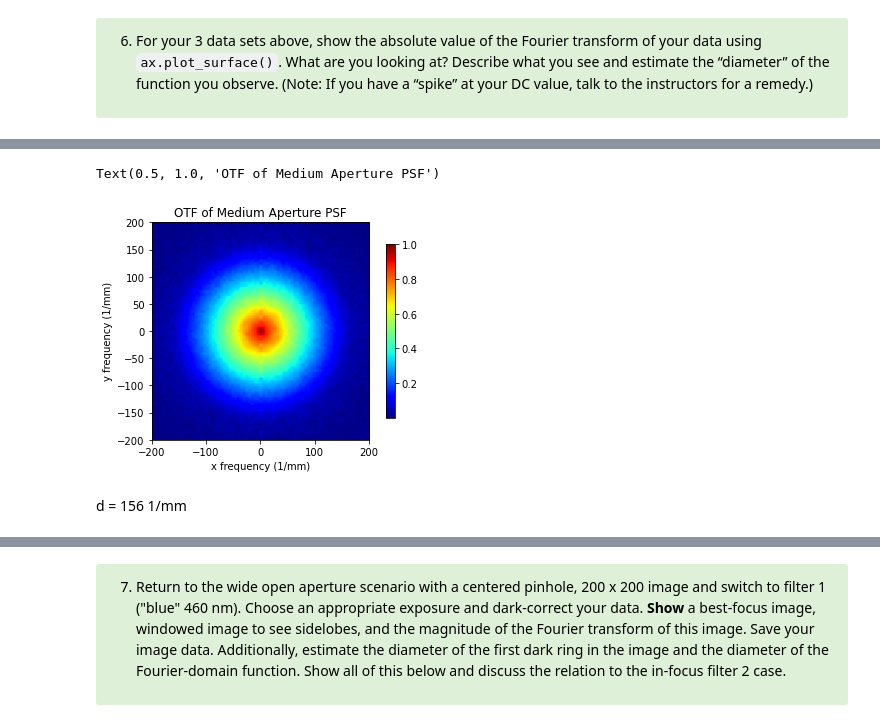
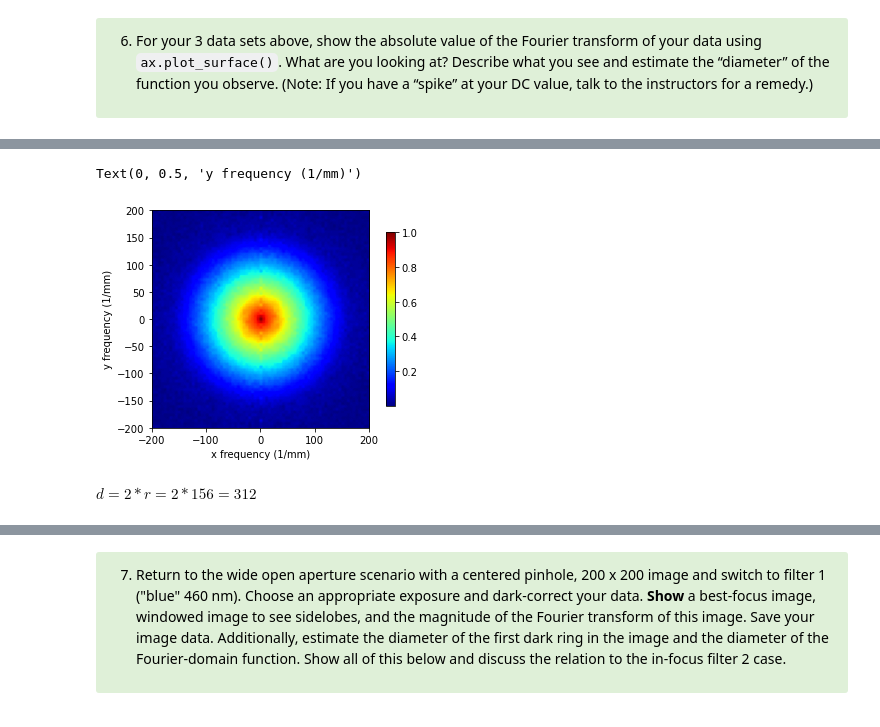
Before and after one commit to dishamishra/Labs_Imager, a Jupyter notebook: Lab3 Part2 (Clean).ipynb, the cells around one changed output, grey strips where cells are left out. Drawn from its saved outputs; the diff is of its cells as text; code cells hidden in the pictures.

```diff
--- a/Lab3 Part2 (Clean).ipynb
+++ b/Lab3 Part2 (Clean).ipynb
@@ -427,16 +423,14 @@ plt.show()
 # %%
 %matplotlib inline
-#%matplotlib widget
 x=plt.imshow(Z,cmap='jet',extent=[-fs/2,fs/2*(200-2)/200,fs/2*(200-2)/200,-fs/2])
 plt.colorbar(x, shrink=0.8)
 plt.xlim(-200, 200)
 plt.ylim(-200, 200)
 plt.xlabel('x frequency (1/mm)')
 plt.ylabel('y frequency (1/mm)')
-plt.title('OTF of Medium Aperture PSF')
 # %% [output]
-Text(0.5, 1.0, 'OTF of Medium Aperture PSF')
+Text(0, 0.5, 'y frequency (1/mm)')
-[figure, old version]
+[figure, new version]
-# %% [markdown]
-d = 156 1/mm
+# %% [markdown]
+$ d = 2 * r = 2 * 156 = 312$
 # %%
```
Also changed, not shown: parts of 24 cells of this notebook.
